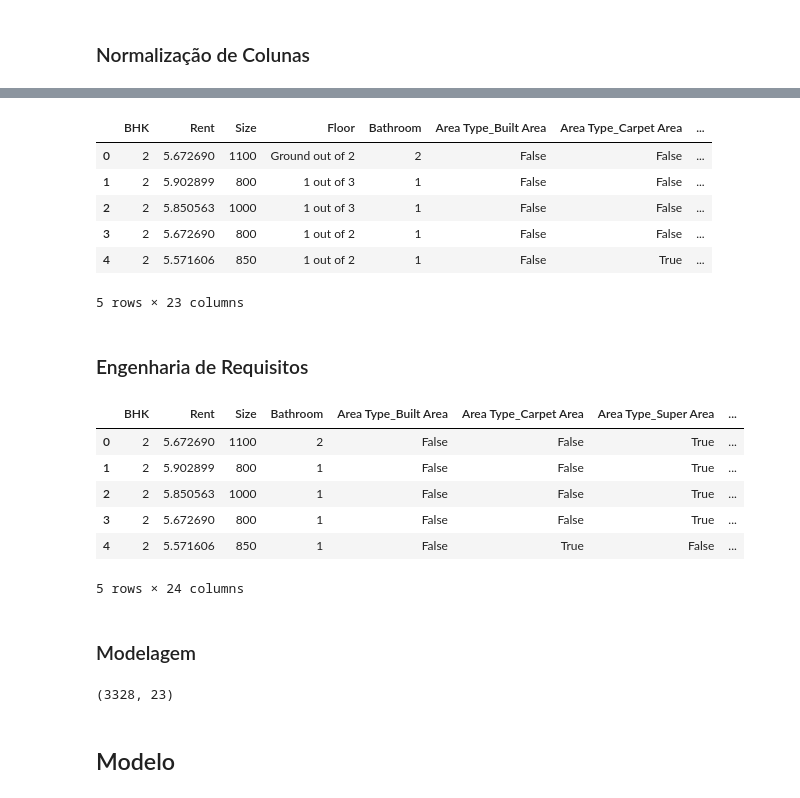
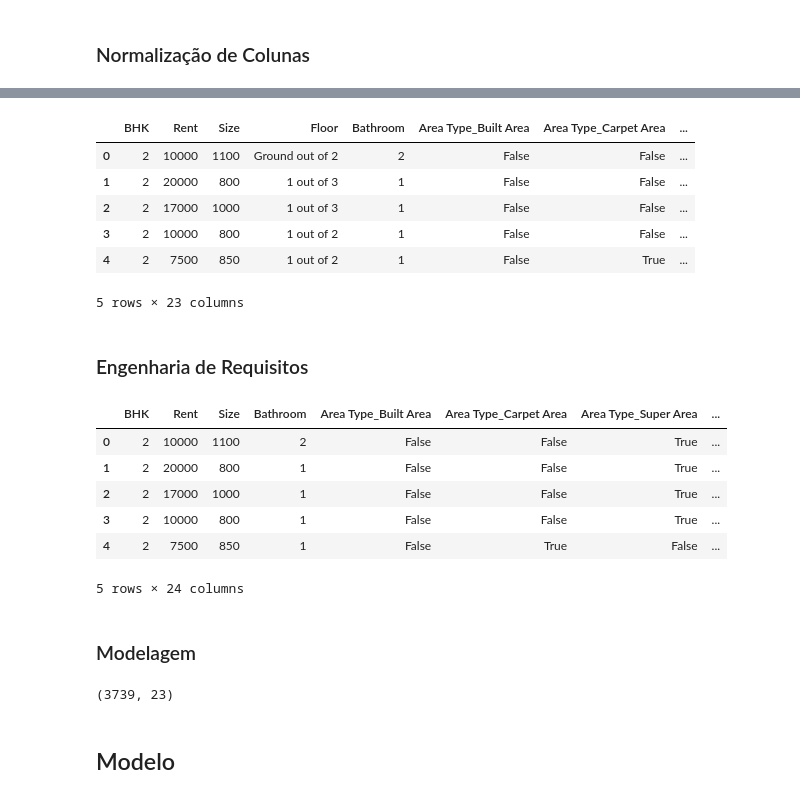
Before and after one commit to t-dlsantos/house-rent-regression-prediction, a Jupyter notebook: house-rent-regression.ipynb, the cells around one changed output, grey strips where cells are left out. Saved outputs shown, nothing was run; the diff lists cells and outputs as text; code cells hidden in the pictures.

```diff
--- a/house-rent-regression.ipynb
+++ b/house-rent-regression.ipynb
@@ -366,21 +374,22 @@ Além disso, a distribuição dos dados não está tão agradável para regress
 Muita variância pode tornar mais difícil de encontrar padrões nos dados.
 """
 
-# Remoção dos outliers
-dataset = dataset[dataset['Rent'] <= limite_superior].copy()
+max_rent = dataset['Rent'].max()
+index_max_rent = dataset[dataset['Rent'] == max_rent].index
+data = dataset.drop(index_max_rent)
 
 """
-Para normalizar a coluna, vamos utilizar a Box Cox.
+Para normalizar a coluna vamos utilizar a Box Cox.
 A Box Cox é uma técnica de normalização para normalizar variáveis
 idependentes que não são normalmente  distribuídas.
 """
-dataset['Rent'], lambda_rent = boxcox(dataset['Rent'])
+boxcox_rent, lambda_rent = boxcox(dataset['Rent'])
 
 # Resultados da aplicação das técnicas
 fig, ax = plt.subplots(2, 2, figsize=(20, 12))
-ax1 = sns.histplot(x = dataset['Rent'], color='teal', ax= ax[0, 0])
-ax2 = sns.boxplot(x = dataset['Rent'], ax= ax[0, 1], color= 'teal')
-ax3 = sns.violinplot(x = dataset['Rent'], ax= ax[1, 0], color= 'teal')
+ax1 = sns.histplot(x = boxcox_rent, color='teal', ax= ax[0, 0])
+ax2 = sns.boxplot(x = boxcox_rent, ax= ax[0, 1], color= 'teal')
+ax3 = sns.violinplot(x = boxcox_rent, ax= ax[1, 0], color= 'teal')
 
 plt.show()
 # %% [output]
@@ -388,15 +407,14 @@ plt.show()
 # %%
-columns = ['Area Type', 'Furnishing Status',  'City', 'Tenant Preferred', 'Point of Contact']
-dataset = pd.get_dummies(dataset, columns=['Area Type', 'City', 'Furnishing Status', 'Tenant Preferred', 'Point of Contact'])
+dataset = pd.get_dummies(dataset, columns=['Area Type', 'City', 'Furnishing Status', 'Tenant Preferred', 'Point of Contact'], drop_first=False)
 
 dataset.head()
 # %% [output]
 |  | BHK | Rent | Size | Floor | Bathroom | Area Type_Built Area | Area Type_Carpet Area | ... |
-| 0 | 2 | 5.672690 | 1100 | Ground out of 2 | 2 | False | False | ... |
-| 1 | 2 | 5.902899 | 800 | 1 out of 3 | 1 | False | False | ... |
-| 2 | 2 | 5.850563 | 1000 | 1 out of 3 | 1 | False | False | ... |
-| 3 | 2 | 5.672690 | 800 | 1 out of 2 | 1 | False | False | ... |
-| 4 | 2 | 5.571606 | 850 | 1 out of 2 | 1 | False | True | ... |
+| 0 | 2 | 10000 | 1100 | Ground out of 2 | 2 | False | False | ... |
+| 1 | 2 | 20000 | 800 | 1 out of 3 | 1 | False | False | ... |
+| 2 | 2 | 17000 | 1000 | 1 out of 3 | 1 | False | False | ... |
+| 3 | 2 | 10000 | 800 | 1 out of 2 | 1 | False | False | ... |
+| 4 | 2 | 7500 | 850 | 1 out of 2 | 1 | False | True | ... |
 5 rows × 23 columns
 # %% [markdown]
 ### Engenharia de Requisitos
@@ -416,11 +434,11 @@ dataset = dataset.drop_duplicates()
 dataset.head()
 # %% [output]
 |  | BHK | Rent | Size | Bathroom | Area Type_Built Area | Area Type_Carpet Area | Area Type_Super Area | ... |
-| 0 | 2 | 5.672690 | 1100 | 2 | False | False | True | ... |
-| 1 | 2 | 5.902899 | 800 | 1 | False | False | True | ... |
-| 2 | 2 | 5.850563 | 1000 | 1 | False | False | True | ... |
-| 3 | 2 | 5.672690 | 800 | 1 | False | False | True | ... |
-| 4 | 2 | 5.571606 | 850 | 1 | False | True | False | ... |
+| 0 | 2 | 10000 | 1100 | 2 | False | False | True | ... |
+| 1 | 2 | 20000 | 800 | 1 | False | False | True | ... |
+| 2 | 2 | 17000 | 1000 | 1 | False | False | True | ... |
+| 3 | 2 | 10000 | 800 | 1 | False | False | True | ... |
+| 4 | 2 | 7500 | 850 | 1 | False | True | False | ... |
 5 rows × 24 columns
 # %% [markdown]
 ### Modelagem
@@ -428,15 +446,19 @@ dataset.head()
 X = dataset.drop('Rent', axis= 1)
 y = dataset['Rent']
 
-X_train, X_test, y_train, y_test = train_test_split(X, y, test_size= 0.2, random_state = seed)
+y_boxcox, lambda_rent = boxcox(y)
+
+X_train, X_test, y_train, y_test = train_test_split(X, y_boxcox, test_size= 0.2, random_state = seed)
+
+y_test_original = inv_boxcox(y_test, lambda_rent)
 
 sc = StandardScaler()
 X_train = sc.fit_transform(X_train)
 X_test = sc.transform(X_test)
-
-X_train.shape
-# %% [output]
-(3328, 23)
+# %%
+X_train.shape
+# %% [output]
+(3739, 23)
 # %% [markdown]
 ## Modelo
 # %% [markdown]
```
Also changed, not shown: parts of 17 cells of this notebook.
